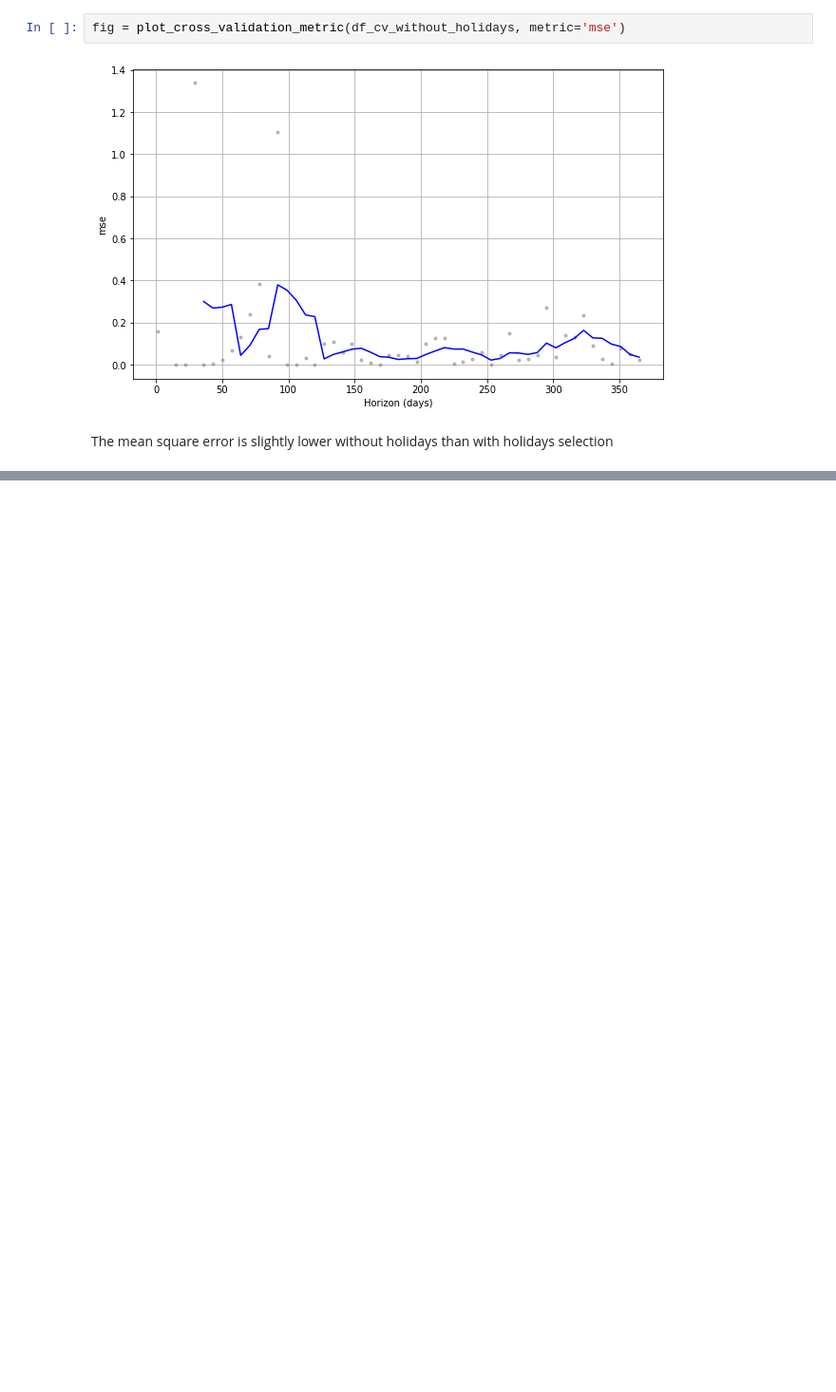
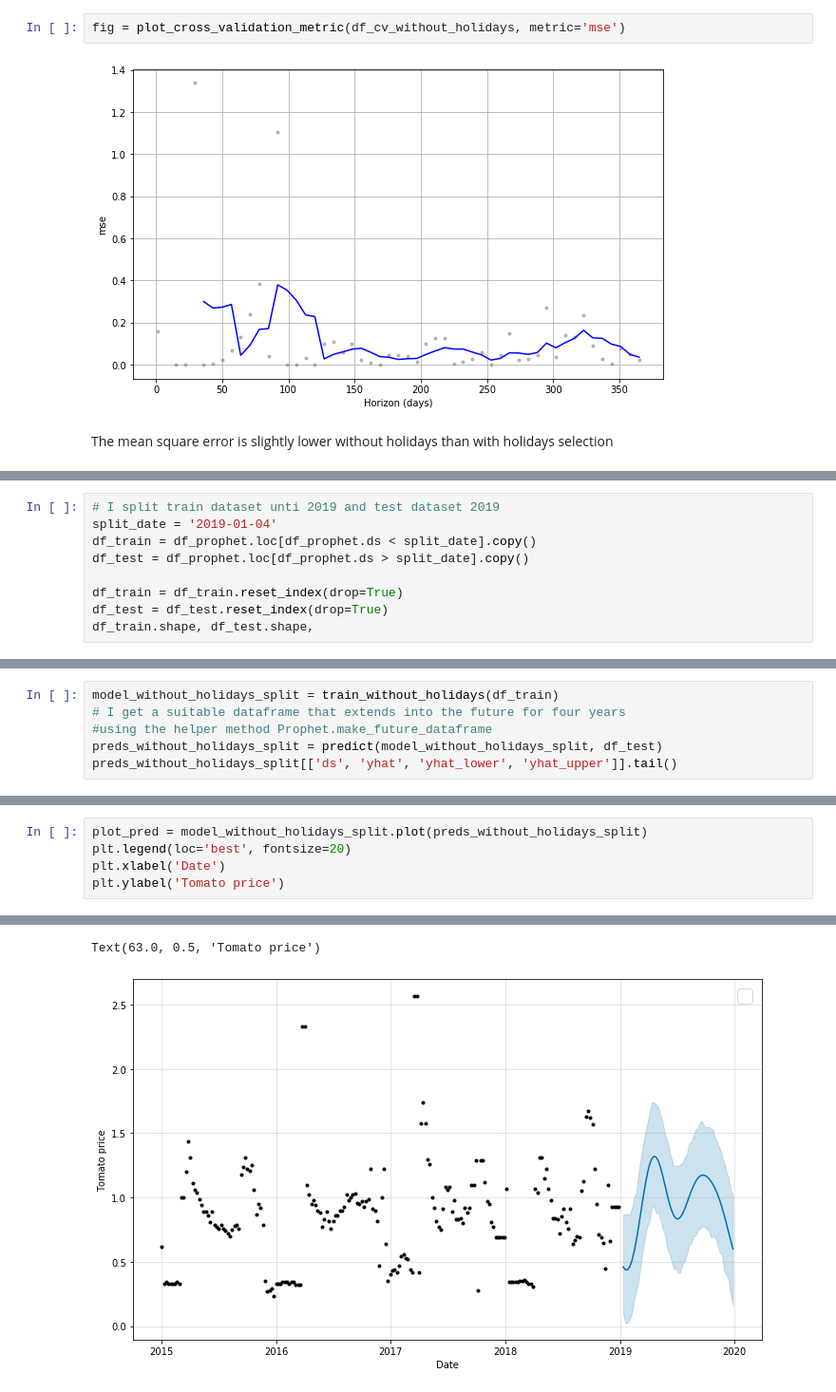
Before and after one commit to pola255/tomato-price, a Jupyter notebook: Prophet/Tomato price Prophet.ipynb, the cells around one changed output, grey strips where cells are left out. Shown at 95% size. Cells and saved outputs as stored; diff of their text form; blank space fills up the shorter version.

```diff
--- a/Prophet/Tomato price Prophet.ipynb
+++ b/Prophet/Tomato price Prophet.ipynb
@@ -215,0 +215,9 @@ The mean square error is slightly lower without holidays than with holidays sele
+# %%
+# I split train dataset unti 2019 and test dataset 2019
+split_date = '2019-01-04'
+df_train = df_prophet.loc[df_prophet.ds < split_date].copy()
+df_test = df_prophet.loc[df_prophet.ds > split_date].copy()
+
+df_train = df_train.reset_index(drop=True)
+df_test = df_test.reset_index(drop=True)
+df_train.shape, df_test.shape,
@@ -215,0 +226,6 @@ The mean square error is slightly lower without holidays than with holidays sele
+# %%
+model_without_holidays_split = train_without_holidays(df_train)
+# I get a suitable dataframe that extends into the future for four years
+#using the helper method Prophet.make_future_dataframe
+preds_without_holidays_split = predict(model_without_holidays_split, df_test)
+preds_without_holidays_split[['ds', 'yhat', 'yhat_lower', 'yhat_upper']].tail()
@@ -215,0 +240,6 @@ The mean square error is slightly lower without holidays than with holidays sele
+# %%
+plot_pred = model_without_holidays_split.plot(preds_without_holidays_split)
+plt.legend(loc='best', fontsize=20)
+plt.xlabel('Date')
+plt.ylabel('Tomato price')
+# %% [output]
@@ -215,0 +247,2 @@ The mean square error is slightly lower without holidays than with holidays sele
+Text(63.0, 0.5, 'Tomato price')
+[figure, added]
```
Also changed, not shown: parts of 16 cells of this notebook.
